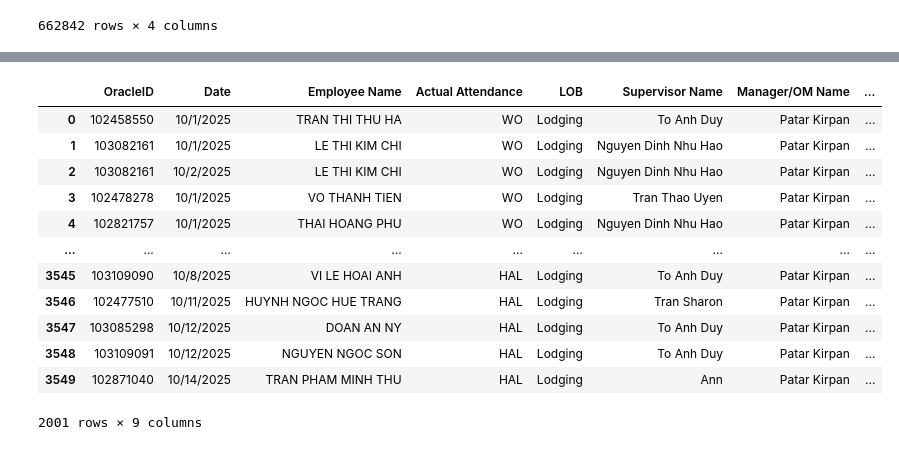
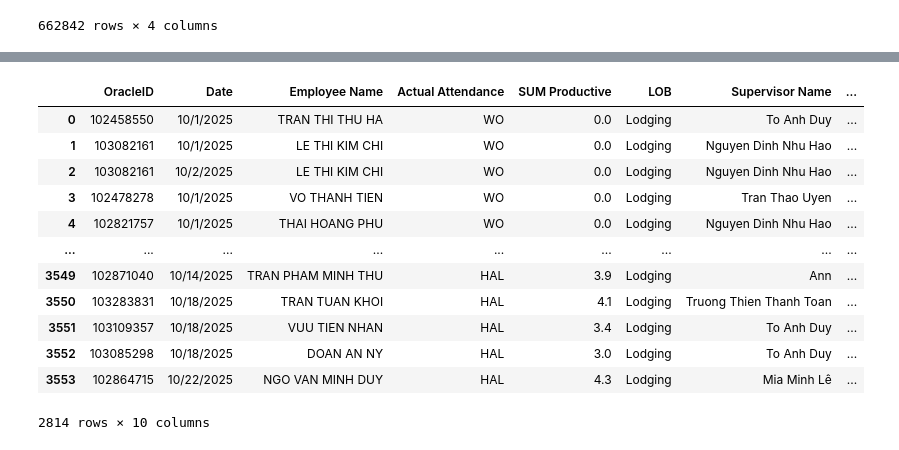
Before and after one commit to hoangvu2002/mismatch-ramco, a Jupyter notebook: mismatch.ipynb, the cells around one changed output, grey strips where cells are left out. Cells and saved outputs as stored; diff of their text form; code cells hidden in the pictures.

```diff
--- a/mismatch.ipynb
+++ b/mismatch.ipynb
@@ -110,14 +117,14 @@ inactive_df.head()
 | 4 | - | - | - | Vietnam | NaN | NaN | 102464530 | PHAM MINH THU | ... |
 # %%
 # Merge với active_df trước
-active_merge = atd_final_df[['OracleID', 'Date', 'Employee Name', 'Actual Attendance']].merge(
+active_merge = atd_final_df[['OracleID', 'Date', 'Employee Name', 'Actual Attendance', "SUM Productive"]].merge(
     active_df[['OracleID', 'LOB', 'Supervisor Name', 'Manager/OM Name']],
     on='OracleID',
     how='left'
 )
 
 # Merge với inactive_df (và đổi tên cột Manager Name)
-inactive_merge = atd_final_df[['OracleID', 'Date', 'Employee Name', 'Actual Attendance']].merge(
+inactive_merge = atd_final_df[['OracleID', 'Date', 'Employee Name', 'Actual Attendance', "SUM Productive"]].merge(
     inactive_df[['OracleID', 'LOB', 'Supervisor Name', 'Manager Name']].rename(
         columns={'Manager Name': 'Manager/OM Name'}
     ),
@@ -200,34 +207,34 @@ report_base_df
 # %%
 # Đặt khoảng ngày cần hiển thị
 start_date = "10/1/2025"
-end_date = "10/15/2025"
+end_date = "10/22/2025"
 
 # Chuyển cột Date về dạng datetime để lọc
 report_base_df['Date_dt'] = pd.to_datetime(report_base_df['Date'], errors='coerce')
 start_dt = pd.to_datetime(start_date)
 end_dt = pd.to_datetime(end_date)
 
 # Lọc dữ liệu theo khoảng ngày mong muốn
 filtered_report_df = report_base_df[
     (report_base_df['Date_dt'] >= start_dt) & (report_base_df['Date_dt'] <= end_dt)
 ]
 
 #Những agent đã bị ter sẽ bị hiện giá trị LOB, Supervisor Name là NaN, vì thế cần map những dòng mà có LOB, hoặc Supervisor Name là NaN thì
 #sẽ map nó với bảng inactive
 
 # Hiển thị kết quả
 filtered_report_df
 # %% [output]
-|  | OracleID | Date | Employee Name | Actual Attendance | LOB | Supervisor Name | Manager/OM Name | ... |
-| 0 | 102458550 | 10/1/2025 | TRAN THI THU HA | WO | Lodging | To Anh Duy | Patar Kirpan | ... |
-| 1 | 103082161 | 10/1/2025 | LE THI KIM CHI | WO | Lodging | Nguyen Dinh Nhu Hao | Patar Kirpan | ... |
-| 2 | 103082161 | 10/2/2025 | LE THI KIM CHI | WO | Lodging | Nguyen Dinh Nhu Hao | Patar Kirpan | ... |
-| 3 | 102478278 | 10/1/2025 | VO THANH TIEN | WO | Lodging | Tran Thao Uyen | Patar Kirpan | ... |
-| 4 | 102821757 | 10/1/2025 | THAI HOANG PHU | WO | Lodging | Nguyen Dinh Nhu Hao | Patar Kirpan | ... |
+|  | OracleID | Date | Employee Name | Actual Attendance | SUM Productive | LOB | Supervisor Name | ... |
+| 0 | 102458550 | 10/1/2025 | TRAN THI THU HA | WO | 0.0 | Lodging | To Anh Duy | ... |
+| 1 | 103082161 | 10/1/2025 | LE THI KIM CHI | WO | 0.0 | Lodging | Nguyen Dinh Nhu Hao | ... |
+| 2 | 103082161 | 10/2/2025 | LE THI KIM CHI | WO | 0.0 | Lodging | Nguyen Dinh Nhu Hao | ... |
+| 3 | 102478278 | 10/1/2025 | VO THANH TIEN | WO | 0.0 | Lodging | Tran Thao Uyen | ... |
+| 4 | 102821757 | 10/1/2025 | THAI HOANG PHU | WO | 0.0 | Lodging | Nguyen Dinh Nhu Hao | ... |
 | ... | ... | ... | ... | ... | ... | ... | ... | ... |
-| 3545 | 103109090 | 10/8/2025 | VI LE HOAI ANH | HAL | Lodging | To Anh Duy | Patar Kirpan | ... |
-| 3546 | 102477510 | 10/11/2025 | HUYNH NGOC HUE TRANG | HAL | Lodging | Tran Sharon | Patar Kirpan | ... |
-| 3547 | 103085298 | 10/12/2025 | DOAN AN NY | HAL | Lodging | To Anh Duy | Patar Kirpan | ... |
-| 3548 | 103109091 | 10/12/2025 | NGUYEN NGOC SON | HAL | Lodging | To Anh Duy | Patar Kirpan | ... |
-| 3549 | 102871040 | 10/14/2025 | TRAN PHAM MINH THU | HAL | Lodging | Ann | Patar Kirpan | ... |
+| 3549 | 102871040 | 10/14/2025 | TRAN PHAM MINH THU | HAL | 3.9 | Lodging | Ann | ... |
+| 3550 | 103283831 | 10/18/2025 | TRAN TUAN KHOI | HAL | 4.1 | Lodging | Truong Thien Thanh Toan | ... |
+| 3551 | 103109357 | 10/18/2025 | VUU TIEN NHAN | HAL | 3.4 | Lodging | To Anh Duy | ... |
+| 3552 | 103085298 | 10/18/2025 | DOAN AN NY | HAL | 3.0 | Lodging | To Anh Duy | ... |
+| 3553 | 102864715 | 10/22/2025 | NGO VAN MINH DUY | HAL | 4.3 | Lodging | Mia Minh Lê | ... |
-2001 rows × 9 columns
+2814 rows × 10 columns
```
Also changed, not shown: parts of 6 cells of this notebook.
